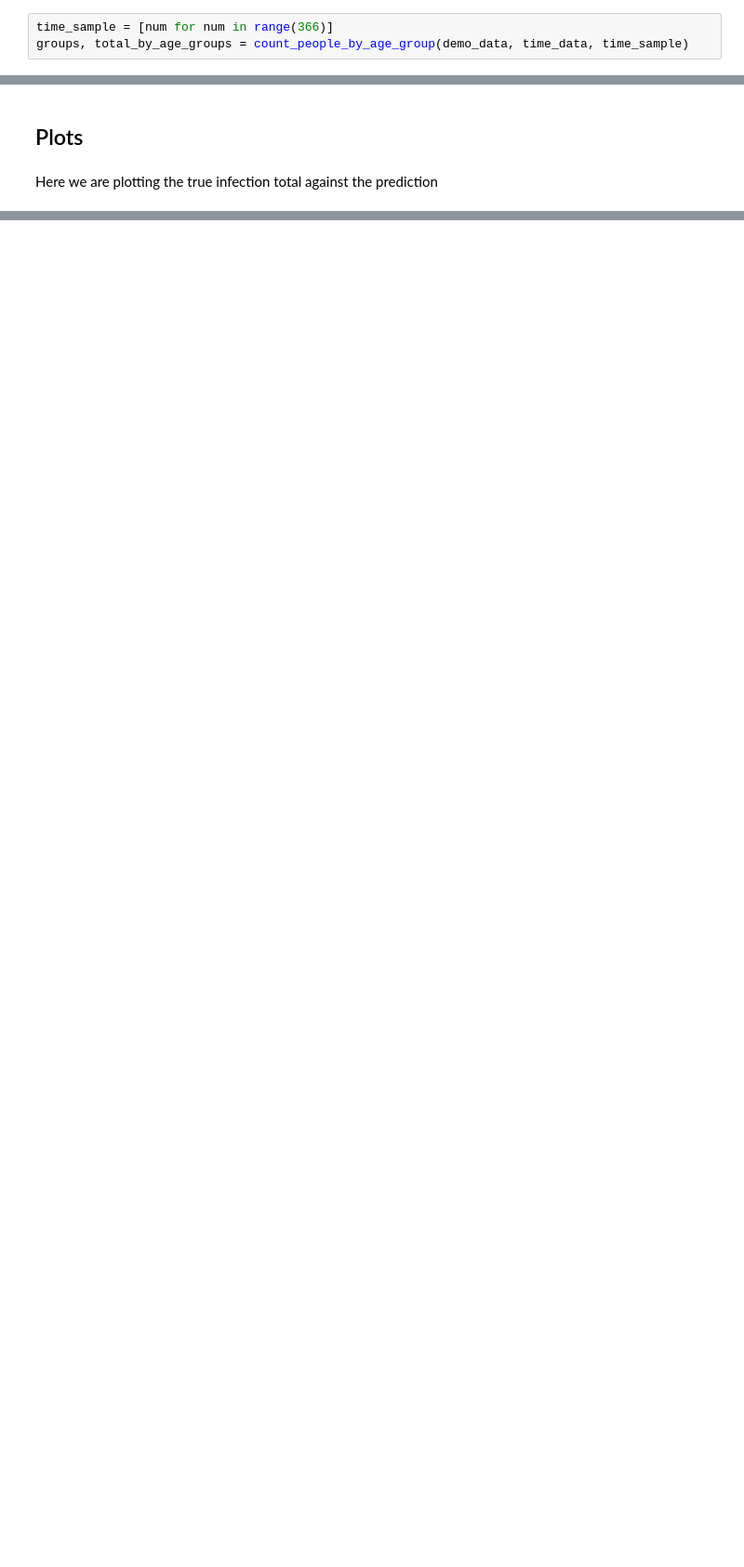
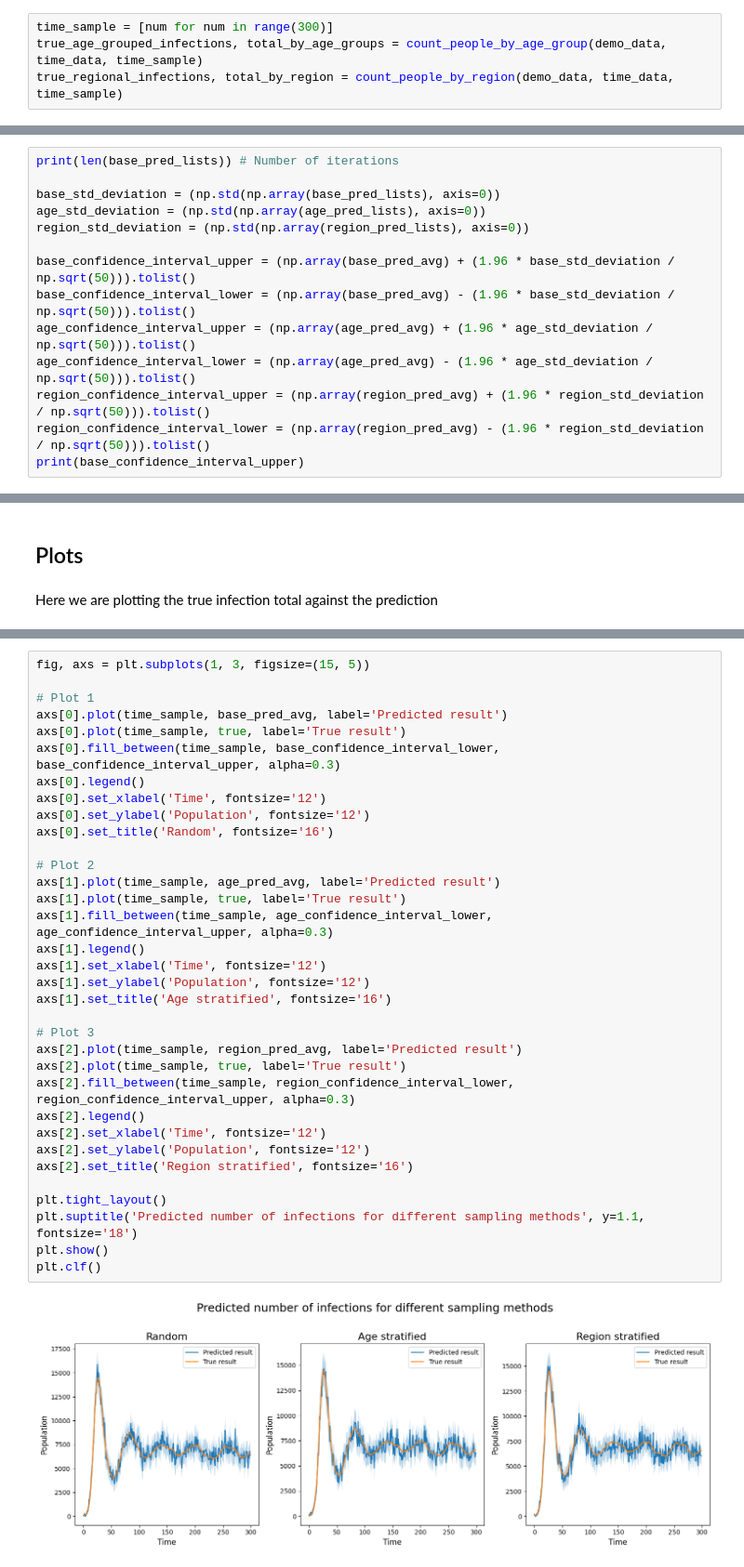
Before and after one commit to SABS-R3-Epidemiology/EpiOS, a Jupyter notebook: stratified_random/stratified_predictions.ipynb, the cells around one changed output, grey strips where cells are left out. Shown at 93% size. Cells and saved outputs as stored; diff of their text form; blank space fills up the shorter version.

```diff
--- a/stratified_random/stratified_predictions.ipynb
+++ b/stratified_random/stratified_predictions.ipynb
@@ -173,3 +263,4 @@ def count_people_by_age_group(demo_data, time_data, time_sample, num_age_group=1
 # %%
-time_sample = [num for num in range(366)]
-groups, total_by_age_groups = count_people_by_age_group(demo_data, time_data, time_sample)
+time_sample = [num for num in range(300)]
+true_age_grouped_infections, total_by_age_groups = count_people_by_age_group(demo_data, time_data, time_sample)
+true_regional_infections, total_by_region = count_people_by_region(demo_data, time_data, time_sample)
@@ -215,0 +546,14 @@ random_df_total.to_csv('C:/Users/evana/EpiOS/stratified_random/random_strategy/a
+# %%
+print(len(base_pred_lists)) # Number of iterations
+
+base_std_deviation = (np.std(np.array(base_pred_lists), axis=0))
+age_std_deviation = (np.std(np.array(age_pred_lists), axis=0))
+region_std_deviation = (np.std(np.array(region_pred_lists), axis=0))
+
+base_confidence_interval_upper = (np.array(base_pred_avg) + (1.96 * base_std_deviation / np.sqrt(50))).tolist()
+base_confidence_interval_lower = (np.array(base_pred_avg) - (1.96 * base_std_deviation / np.sqrt(50))).tolist()
+age_confidence_interval_upper = (np.array(age_pred_avg) + (1.96 * age_std_deviation / np.sqrt(50))).tolist()
+age_confidence_interval_lower = (np.array(age_pred_avg) - (1.96 * age_std_deviation / np.sqrt(50))).tolist()
+region_confidence_interval_upper = (np.array(region_pred_avg) + (1.96 * region_std_deviation / np.sqrt(50))).tolist()
+region_confidence_interval_lower = (np.array(region_pred_avg) - (1.96 * region_std_deviation / np.sqrt(50))).tolist()
+print(base_confidence_interval_upper)
@@ -250,0 +567,36 @@ Region      Spurs                             94
+# %%
+fig, axs = plt.subplots(1, 3, figsize=(15, 5))
+
+# Plot 1
+axs[0].plot(time_sample, base_pred_avg, label='Predicted result')
+axs[0].plot(time_sample, true, label='True result')
+axs[0].fill_between(time_sample, base_confidence_interval_lower, base_confidence_interval_upper, alpha=0.3)
+axs[0].legend()
+axs[0].set_xlabel('Time', fontsize='12')
+axs[0].set_ylabel('Population', fontsize='12')
+axs[0].set_title('Random', fontsize='16')
+
+# Plot 2
+axs[1].plot(time_sample, age_pred_avg, label='Predicted result')
+axs[1].plot(time_sample, true, label='True result')
+axs[1].fill_between(time_sample, age_confidence_interval_lower, age_confidence_interval_upper, alpha=0.3)
+axs[1].legend()
+axs[1].set_xlabel('Time', fontsize='12')
+axs[1].set_ylabel('Population', fontsize='12')
+axs[1].set_title('Age stratified', fontsize='16')
+
+# Plot 3
+axs[2].plot(time_sample, region_pred_avg, label='Predicted result')
+axs[2].plot(time_sample, true, label='True result')
+axs[2].fill_between(time_sample, region_confidence_interval_lower, region_confidence_interval_upper, alpha=0.3)
+axs[2].legend()
+axs[2].set_xlabel('Time', fontsize='12')
+axs[2].set_ylabel('Population', fontsize='12')
+axs[2].set_title('Region stratified', fontsize='16')
+
+plt.tight_layout()
+plt.suptitle('Predicted number of infections for different sampling methods', y=1.1, fontsize='18')
+plt.show()
+plt.clf()
+# %% [output]
+[figure, added]
```
Also changed, not shown: parts of 49 cells of this notebook.
